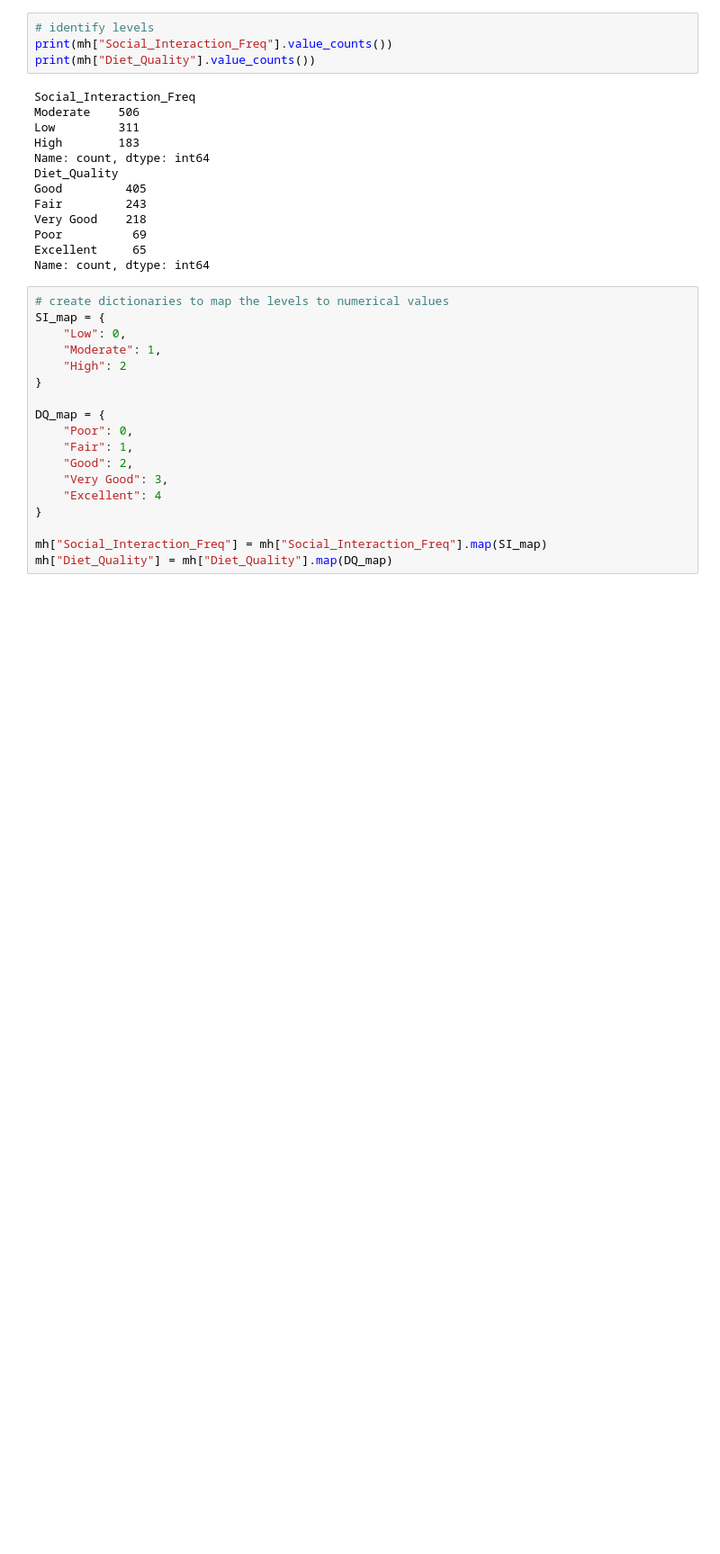
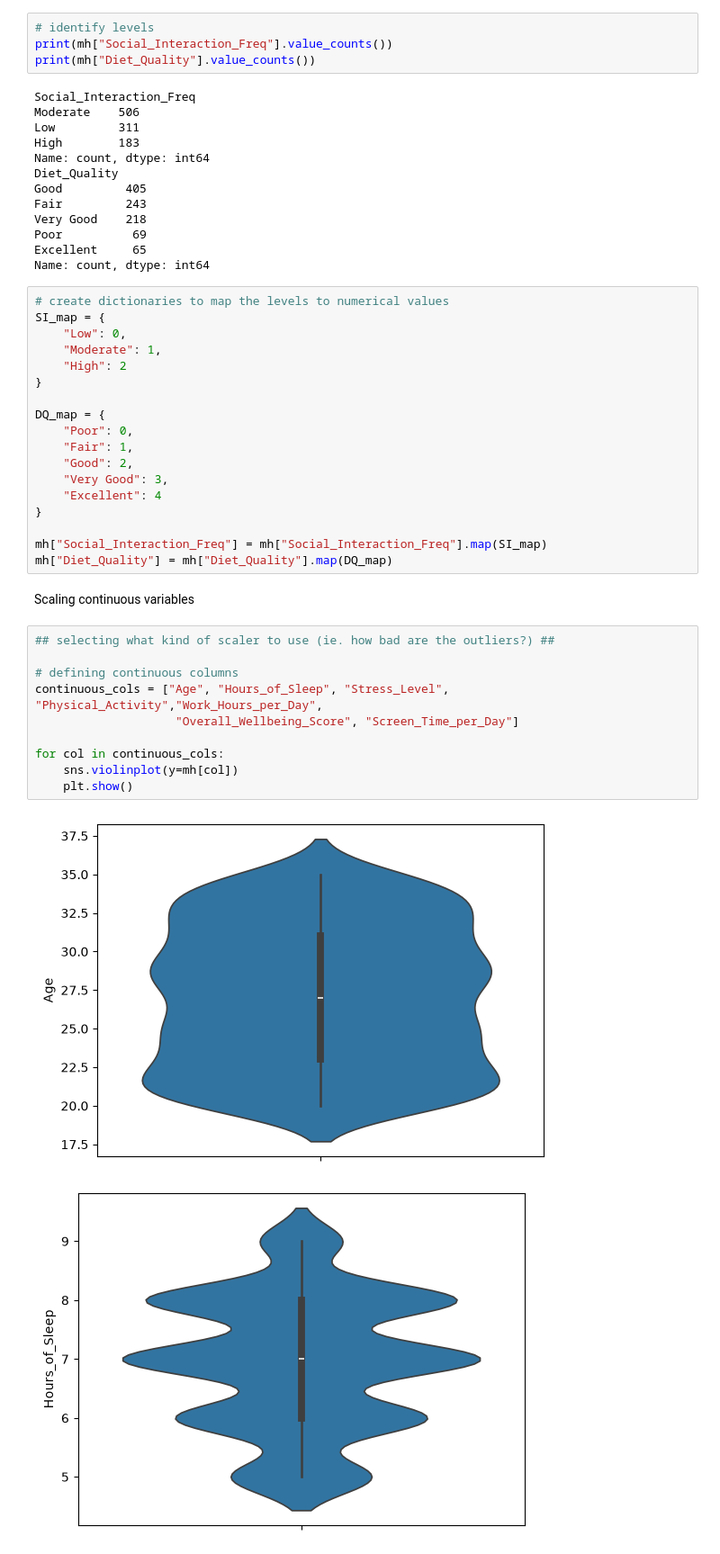
Before and after one commit to theppel/K-means, a Jupyter notebook: working.ipynb, the cells around one changed output. Shown at 90% size. Saved outputs shown, nothing was run; the diff lists cells and outputs as text; blank space fills up the shorter version.

Commit message:
transformed continuous variables

```diff
--- a/working.ipynb
+++ b/working.ipynb
@@ -181,3 +181,18 @@ DQ_map = {
 
 mh["Social_Interaction_Freq"] = mh["Social_Interaction_Freq"].map(SI_map)
 mh["Diet_Quality"] = mh["Diet_Quality"].map(DQ_map)
+# %% [markdown]
+Scaling continuous variables
+# %%
+## selecting what kind of scaler to use (ie. how bad are the outliers?) ##
+
+# defining continuous columns
+continuous_cols = ["Age", "Hours_of_Sleep", "Stress_Level", "Physical_Activity","Work_Hours_per_Day",
+                    "Overall_Wellbeing_Score", "Screen_Time_per_Day"]
+
+for col in continuous_cols:
+    sns.violinplot(y=mh[col])
+    plt.show()
+# %% [output]
+[figure, added]
+[figure, added]
```
Also changed, not shown: parts of 5 cells of this notebook.
